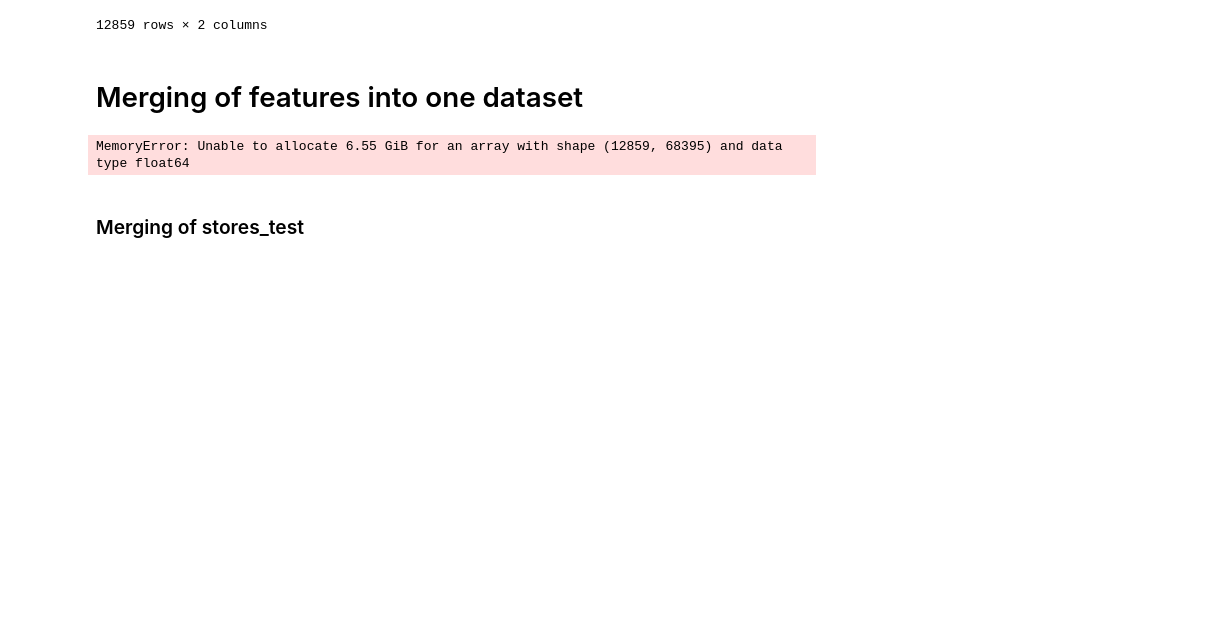
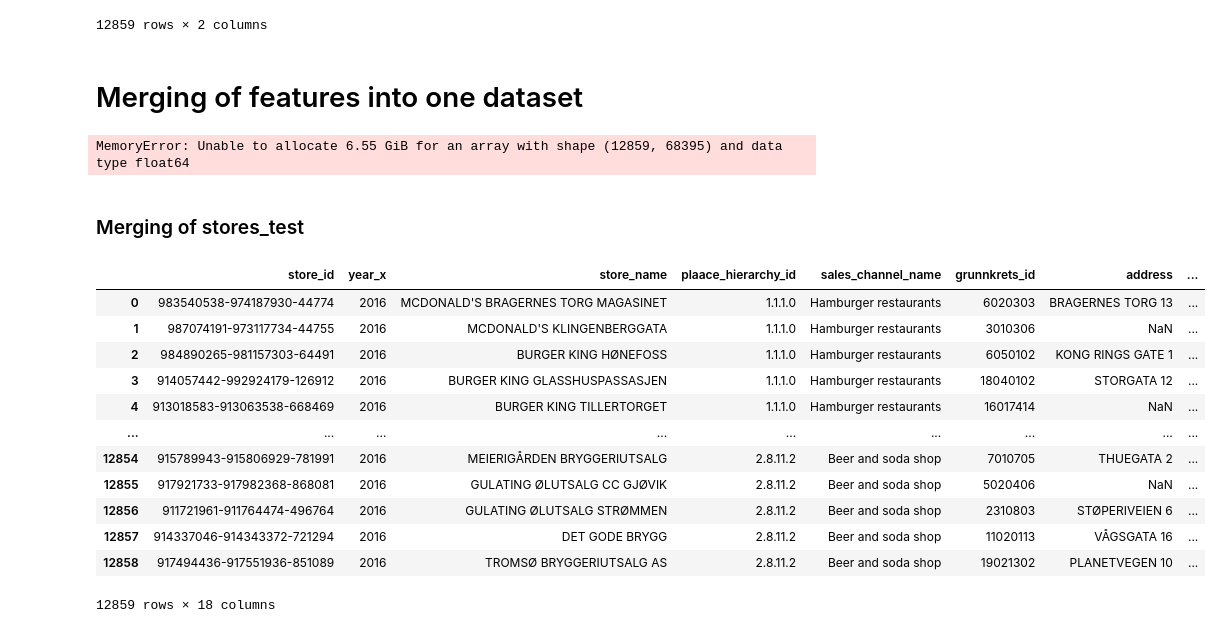
Before and after one commit to SimenQ/machine_learning, a Jupyter notebook: notebooks/shared/feature_engineering.ipynb, the cells around one changed output. Drawn from its saved outputs; the diff is of its cells as text; code cells hidden in the pictures; blank space fills up the shorter version.

```diff
--- a/notebooks/shared/feature_engineering.ipynb
+++ b/notebooks/shared/feature_engineering.ipynb
@@ -846,3 +683,52 @@ df = (pop_count_df.merge(age_dist_df, how = "left", on = "store_id")
 )
 
 #df.to_csv("dataset_test_1.csv")
+# %%
+
+geo_df = grunnkrets_norway[grunnkrets_norway["year"] == 2016]
+household_df = grunnkrets_household[grunnkrets_household["year"] == 2016]
+
+
+merged_df1 = stores_train.merge(geo_df, how = "left", on = "grunnkrets_id")
+merged_df2 =  stores_train.merge(household_df, how = "left", on = "grunnkrets_id")
+
+list_df = ["revenue", "year_x", "year_y", "store_name", "plaace_hierarchy_id", "sales_channel_name", "address", "chain_name", "mall_name"]
+combined_df = merged_df1.drop(list_df, axis = 1)
+
+
+test_df = combined_df[combined_df["district_name"].isna()]
+test_df2 = merged_df2[merged_df2["singles"].isna()]
+
+
+
+split_df = combined_df[combined_df["grunnkrets_name"].notna()]
+
+mat = cdist(test_df[['lat', 'lon']],
+                split_df[['lat', 'lon']], metric='euclidean')
+
+
+new_df = pd.DataFrame(mat, index=test_df['grunnkrets_id'], columns=split_df['grunnkrets_id'])
+new_df
+
+grunnkrets_id = test_df.grunnkrets_id
+closest = new_df.idxmin(axis=1)
+distance = new_df.min(axis=1)
+
+closest_df = pd.DataFrame({"grunnkrets_id": grunnkrets_id, "closest_valid_id" : closest.values, "distance": distance.values})
+closest_df2 = pd.DataFrame({"grunnkrets_id": grunnkrets_id, "closest_valid_id" : closest.values})
+
+merged_df1
+# %% [output]
+|  | store_id | year_x | store_name | plaace_hierarchy_id | sales_channel_name | grunnkrets_id | address | ... |
+| 0 | 983540538-974187930-44774 | 2016 | MCDONALD'S BRAGERNES TORG MAGASINET | 1.1.1.0 | Hamburger restaurants | 6020303 | BRAGERNES TORG 13 | ... |
+| 1 | 987074191-973117734-44755 | 2016 | MCDONALD'S KLINGENBERGGATA | 1.1.1.0 | Hamburger restaurants | 3010306 | NaN | ... |
+| 2 | 984890265-981157303-64491 | 2016 | BURGER KING HØNEFOSS | 1.1.1.0 | Hamburger restaurants | 6050102 | KONG RINGS GATE 1 | ... |
+| 3 | 914057442-992924179-126912 | 2016 | BURGER KING GLASSHUSPASSASJEN | 1.1.1.0 | Hamburger restaurants | 18040102 | STORGATA 12 | ... |
+| 4 | 913018583-913063538-668469 | 2016 | BURGER KING TILLERTORGET | 1.1.1.0 | Hamburger restaurants | 16017414 | NaN | ... |
+| ... | ... | ... | ... | ... | ... | ... | ... | ... |
+| 12854 | 915789943-915806929-781991 | 2016 | MEIERIGÅRDEN BRYGGERIUTSALG | 2.8.11.2 | Beer and soda shop | 7010705 | THUEGATA 2 | ... |
+| 12855 | 917921733-917982368-868081 | 2016 | GULATING ØLUTSALG CC GJØVIK | 2.8.11.2 | Beer and soda shop | 5020406 | NaN | ... |
+| 12856 | 911721961-911764474-496764 | 2016 | GULATING ØLUTSALG STRØMMEN | 2.8.11.2 | Beer and soda shop | 2310803 | STØPERIVEIEN 6 | ... |
+| 12857 | 914337046-914343372-721294 | 2016 | DET GODE BRYGG | 2.8.11.2 | Beer and soda shop | 11020113 | VÅGSGATA 16 | ... |
+| 12858 | 917494436-917551936-851089 | 2016 | TROMSØ BRYGGERIUTSALG AS | 2.8.11.2 | Beer and soda shop | 19021302 | PLANETVEGEN 10 | ... |
+12859 rows × 18 columns
```
Also changed, not shown: parts of 9 cells of this notebook, 15 other files.
